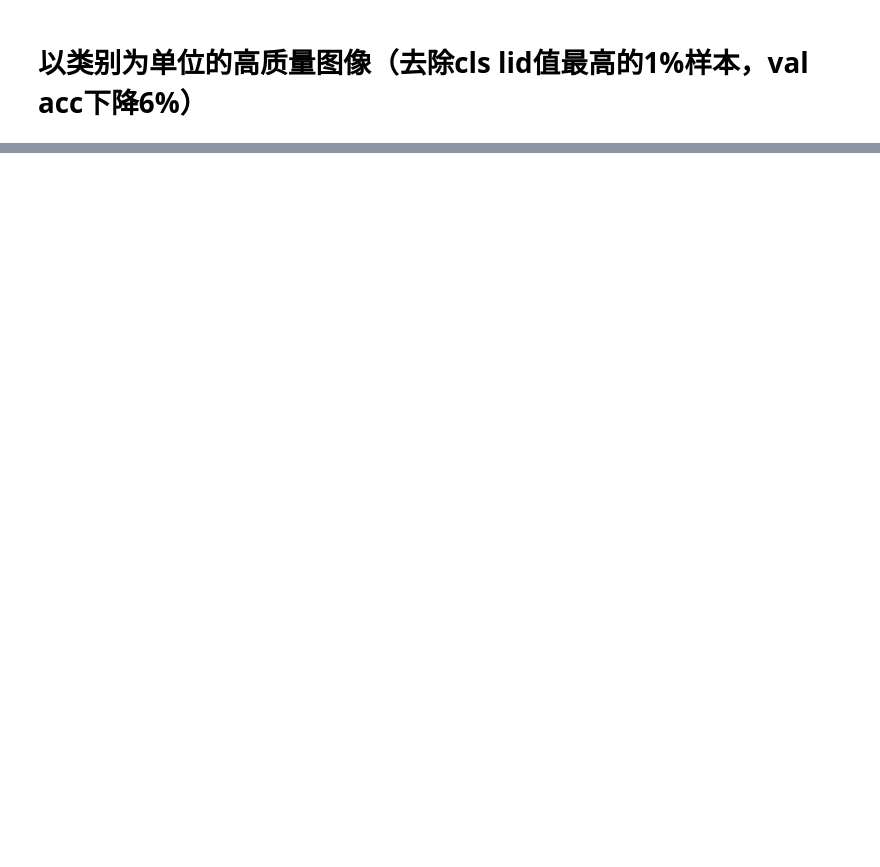
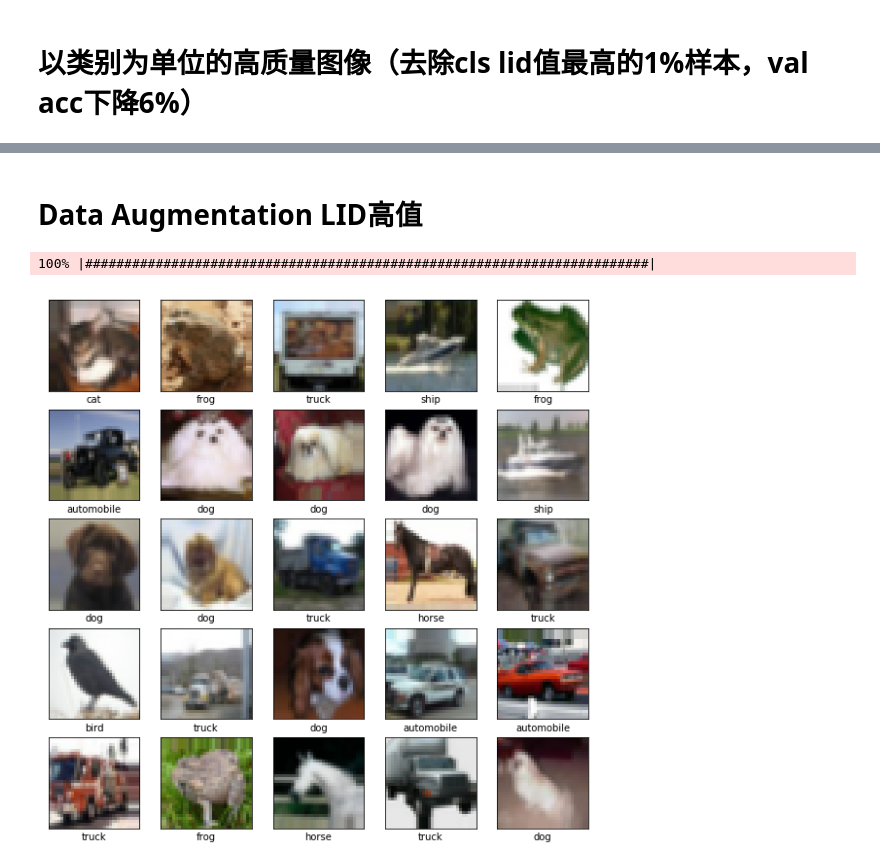
Before and after one commit to oyzh888/LID_Research, a Jupyter notebook: Data Visualization with LID and Augmentation.ipynb, the cells around one changed output, grey strips where cells are left out. Cells and saved outputs as stored; diff of their text form; code cells hidden in the pictures; blank space fills up the shorter version.

```diff
--- a/Data Visualization with LID and Augmentation.ipynb
+++ b/Data Visualization with LID and Augmentation.ipynb
@@ -34,7 +34,7 @@ from matplotlib import ticker, cm
 # %% [output]
 Using TensorFlow backend.
 # %%
-batch_size = 128
+batch_size = 16
 epochs = 150
 data_augmentation = False
 num_classes = 10
@@ -376,11 +412,0 @@ for i in range(25):
-# %%
-plt.figure(figsize=(10,10))
-random_cifar10 = np.random.choice(x_train_ori.shape[0],25,replace=False)
-for i in range(25):
-    plt.subplot(5,5,i+1)
-    plt.xticks([])
-    plt.yticks([])
-    plt.grid(False)
-    plt.imshow(x_train_ori[random_best[i]], cmap=plt.cm.binary)
-    label = y_train_ori[random_best[i]][0]
-    plt.xlabel(cifar10_labels[label])
@@ -394,0 +419,34 @@ print(x_train_augmentation.shape)
+# %% [markdown]
+# Data Augmentation LID高值
+# %%
+from progressbar import ProgressBar
+pbar = ProgressBar()
+high_mask=np.zeros(x_train_augmentation.shape[0],dtype=int)
+iteration = int(x_train_augmentation.shape[0]/10/batch_size)
+dis_high_global = []
+for i in pbar(range(iteration)):
+    mask=np.random.choice(x_train_augmentation.shape[0],batch_size,True)
+    x_batch = x_train_augmentation[mask].reshape(batch_size,-1)
+    k=(int)(math.sqrt(batch_size))
+    dis = LID(x_batch,x_batch,k)
+    dis_high_global.extend(dis)
+    dis_idx = np.argwhere(dis>np.percentile(dis,90))
+    batch_best_mask=mask[dis_idx]
+    high_mask[batch_best_mask]+=1
+# %% [output]
+100% |########################################################################|
+# %%
+high_idx = np.argwhere(high_mask!=0).flatten()
+random_high = np.random.choice(high_idx,25,replace=False)
+plt.figure(figsize=(10,10))
+for i in range(25):
+    plt.subplot(5,5,i+1)
+    plt.xticks([])
+    plt.yticks([])
+    plt.grid(False)
+    tmp = np.asarray(x_train_augmentation[random_high[i]], dtype=np.int)
+    plt.imshow(tmp)
+    label = y_train_augmentation[random_high[i]][0]
+    plt.xlabel(cifar10_labels[label])
+# %% [output]
+[figure, added]
```
Also changed, not shown: parts of 21 cells of this notebook, 4 other files.
